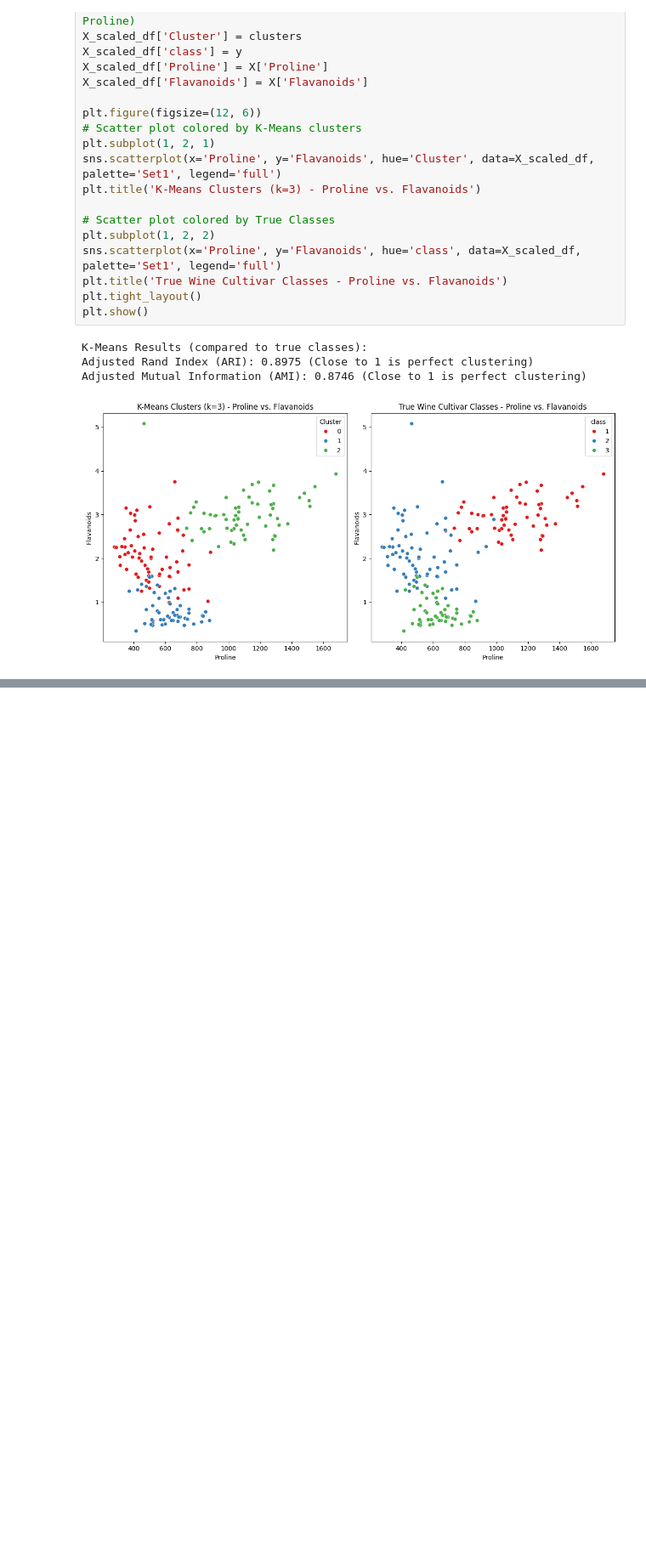
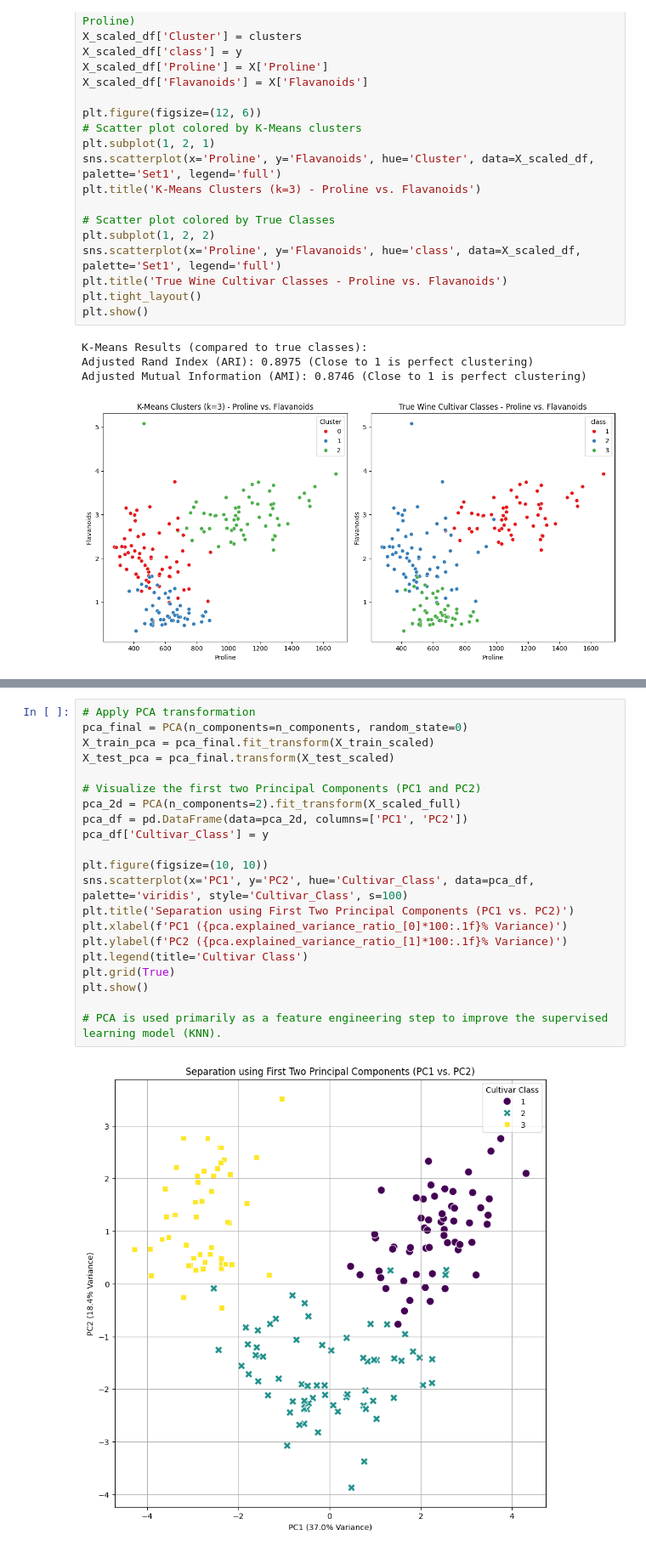
Before and after one commit to sseggeb/Unsupervised_Learning, a Jupyter notebook: notebook.ipynb, the cells around one changed output, grey strips where cells are left out. Shown: that part at 85% size. Drawn from its saved outputs; the diff is of its cells as text; blank space fills up the shorter version.

```diff
--- a/notebook.ipynb
+++ b/notebook.ipynb
@@ -211,3 +234,26 @@ Adjusted Mutual Information (AMI): 0.8746 (Close to 1 is perfect clustering)
+# %%
+# Apply PCA transformation
+pca_final = PCA(n_components=n_components, random_state=0)
+X_train_pca = pca_final.fit_transform(X_train_scaled)
+X_test_pca = pca_final.transform(X_test_scaled)
+
+# Visualize the first two Principal Components (PC1 and PC2)
+pca_2d = PCA(n_components=2).fit_transform(X_scaled_full)
+pca_df = pd.DataFrame(data=pca_2d, columns=['PC1', 'PC2'])
+pca_df['Cultivar_Class'] = y
+
+plt.figure(figsize=(10, 10))
+sns.scatterplot(x='PC1', y='PC2', hue='Cultivar_Class', data=pca_df, palette='viridis', style='Cultivar_Class', s=100)
+plt.title('Separation using First Two Principal Components (PC1 vs. PC2)')
+plt.xlabel(f'PC1 ({pca.explained_variance_ratio_[0]*100:.1f}% Variance)')
+plt.ylabel(f'PC2 ({pca.explained_variance_ratio_[1]*100:.1f}% Variance)')
+plt.legend(title='Cultivar Class')
+plt.grid(True)
+plt.show()
+
+# PCA is used primarily as a feature engineering step to improve the supervised learning model (KNN).
+# %% [output]
+[figure, added]
 # %%
 # Define the model
 knn = KNeighborsClassifier()
```
Also changed, not shown: parts of 6 cells of this notebook, 1 other file.
